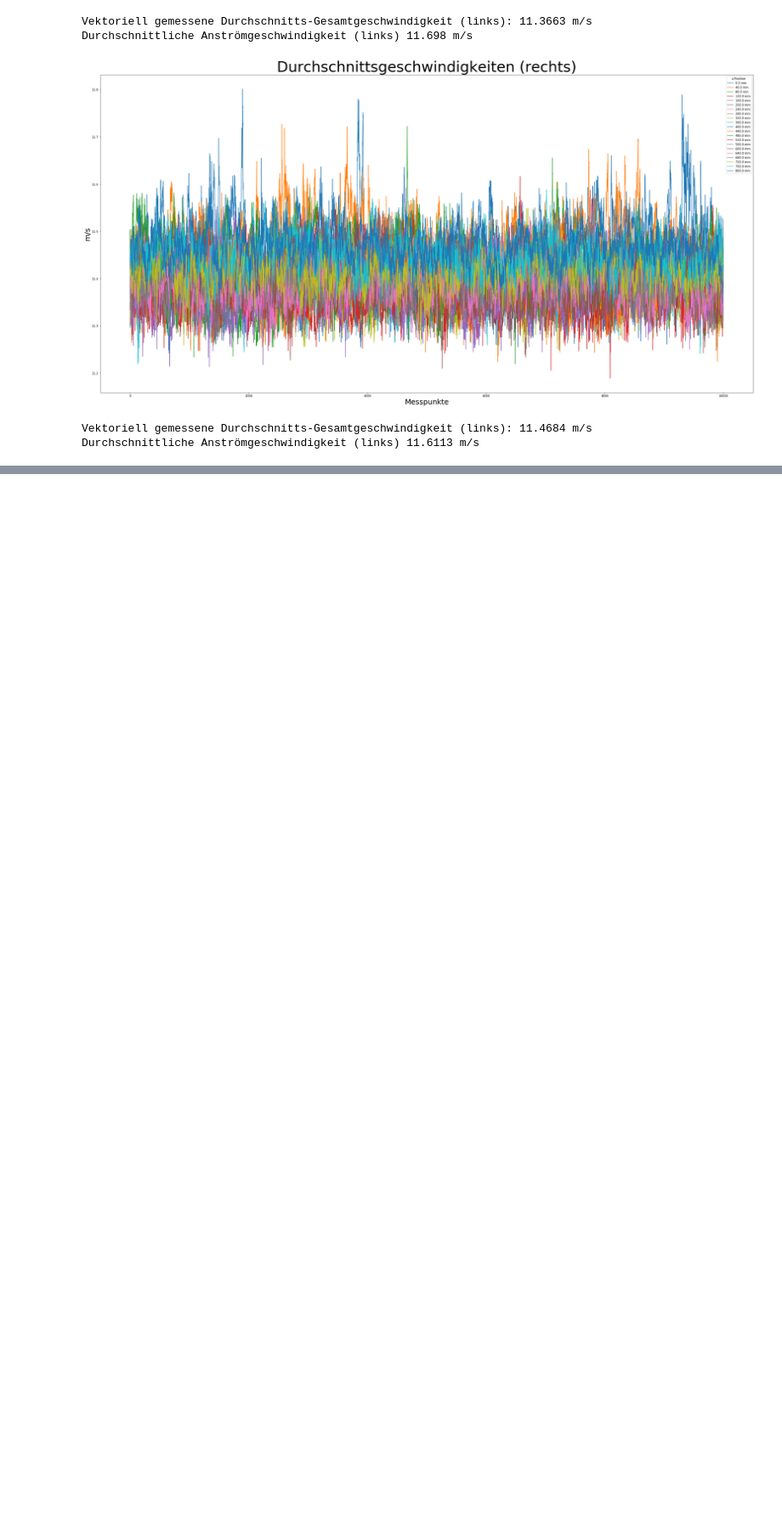
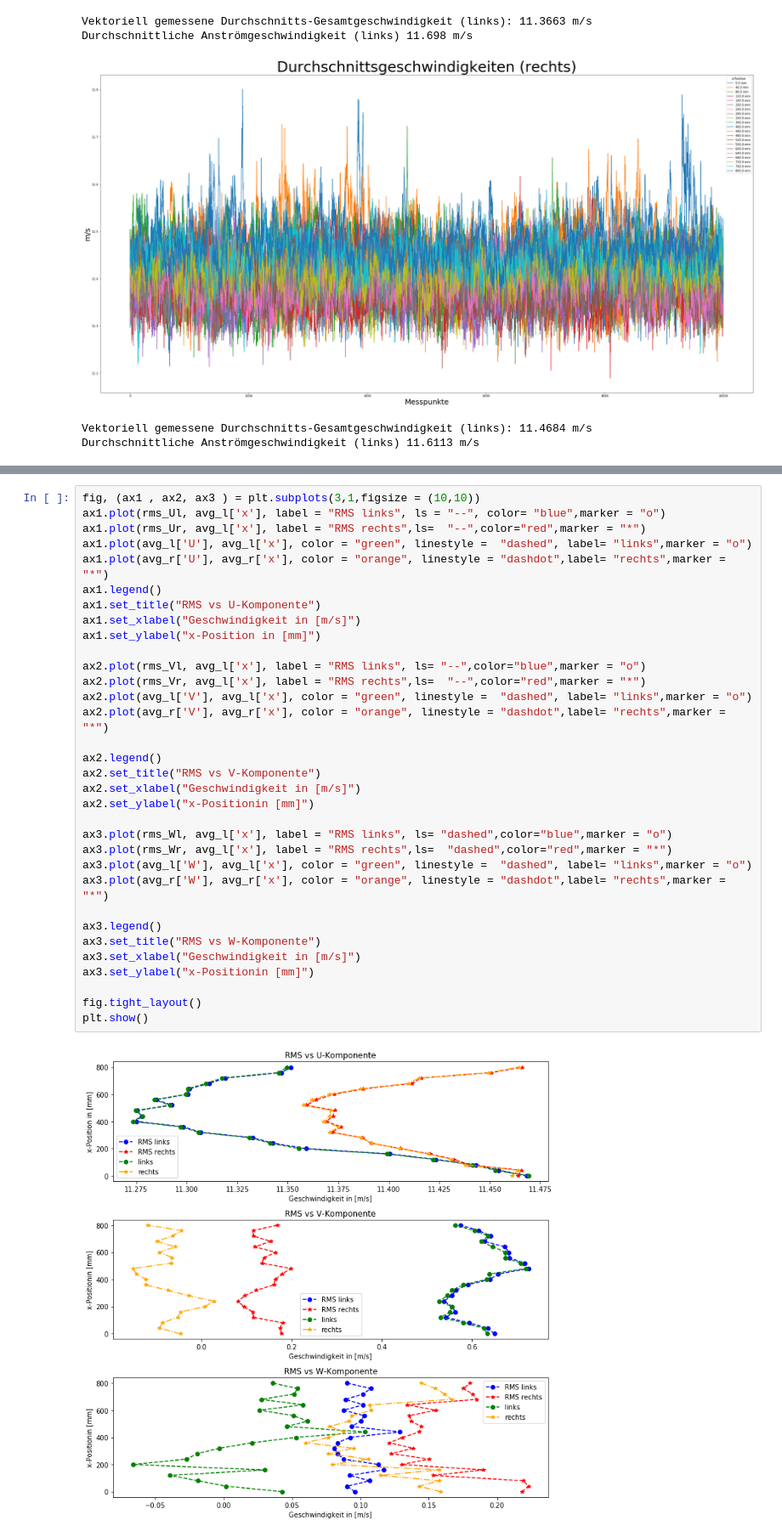
Before and after one commit to bendanoob/MIS, a Jupyter notebook: MIS.ipynb, the cells around one changed output, grey strips where cells are left out. Shown at 85% size. Saved outputs shown, nothing was run; the diff lists cells and outputs as text; blank space fills up the shorter version.

```diff
--- a/MIS.ipynb
+++ b/MIS.ipynb
@@ -184,0 +302,35 @@ Durchschnittliche Anströmgeschwindigkeit (links) 11.6113 m/s
+# %%
+fig, (ax1 , ax2, ax3 ) = plt.subplots(3,1,figsize = (10,10))
+ax1.plot(rms_Ul, avg_l['x'], label = "RMS links", ls = "--", color= "blue",marker = "o")
+ax1.plot(rms_Ur, avg_l['x'], label = "RMS rechts",ls=  "--",color="red",marker = "*")
+ax1.plot(avg_l['U'], avg_l['x'], color = "green", linestyle =  "dashed", label= "links",marker = "o")
+ax1.plot(avg_r['U'], avg_r['x'], color = "orange", linestyle = "dashdot",label= "rechts",marker = "*")
+ax1.legend()
+ax1.set_title("RMS vs U-Komponente")
+ax1.set_xlabel("Geschwindigkeit in [m/s]")
+ax1.set_ylabel("x-Position in [mm]")
+
+ax2.plot(rms_Vl, avg_l['x'], label = "RMS links", ls= "--",color="blue",marker = "o")
+ax2.plot(rms_Vr, avg_l['x'], label = "RMS rechts",ls=  "--",color="red",marker = "*")
+ax2.plot(avg_l['V'], avg_l['x'], color = "green", linestyle =  "dashed", label= "links",marker = "o")
+ax2.plot(avg_r['V'], avg_r['x'], color = "orange", linestyle = "dashdot",label= "rechts",marker = "*")
+
+ax2.legend()
+ax2.set_title("RMS vs V-Komponente")
+ax2.set_xlabel("Geschwindigkeit in [m/s]")
+ax2.set_ylabel("x-Positionin [mm]")
+
+ax3.plot(rms_Wl, avg_l['x'], label = "RMS links", ls= "dashed",color="blue",marker = "o")
+ax3.plot(rms_Wr, avg_l['x'], label = "RMS rechts",ls=  "dashed",color="red",marker = "*")
+ax3.plot(avg_l['W'], avg_l['x'], color = "green", linestyle =  "dashed", label= "links",marker = "o")
+ax3.plot(avg_r['W'], avg_r['x'], color = "orange", linestyle = "dashdot",label= "rechts",marker = "*")
+
+ax3.legend()
+ax3.set_title("RMS vs W-Komponente")
+ax3.set_xlabel("Geschwindigkeit in [m/s]")
+ax3.set_ylabel("x-Positionin [mm]")
+
+fig.tight_layout()
+plt.show()
+# %% [output]
+[figure, added]
```
Also changed, not shown: parts of 17 cells of this notebook.
